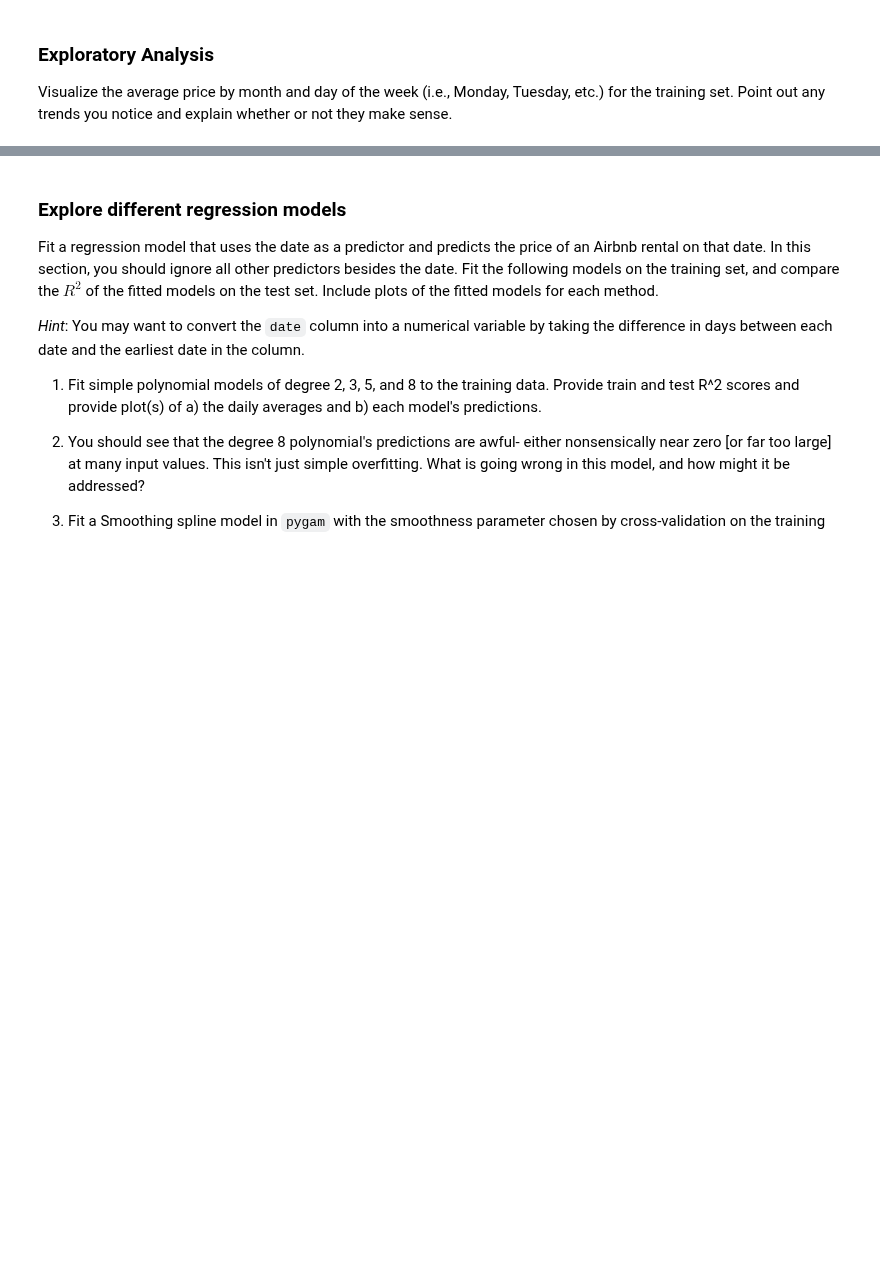
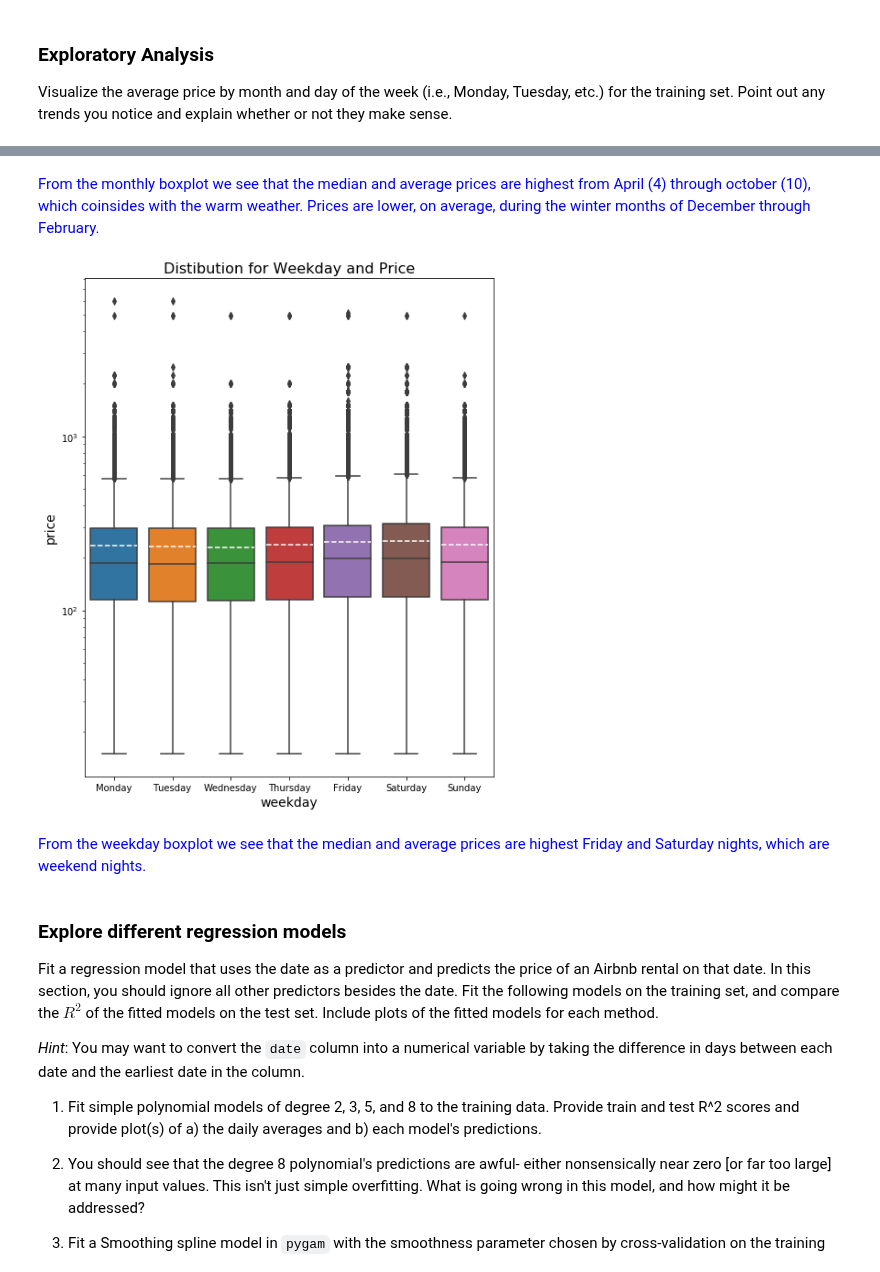
Before and after one commit to medeirosf/2020-CS109B, a Jupyter notebook: content/homeworks/hw01/notebook/cs109b_hw1_edited.ipynb, the cells around one changed output, grey strips where cells are left out. Saved outputs shown, nothing was run; the diff lists cells and outputs as text; code cells hidden in the pictures; blank space fills up the shorter version.

```diff
--- a/content/homeworks/hw01/notebook/cs109b_hw1_edited.ipynb
+++ b/content/homeworks/hw01/notebook/cs109b_hw1_edited.ipynb
@@ -81,3 +125,22 @@ ax.set_title('Distibution for Weekday and Price', fontsize=16);
+# %% [markdown]
+<font color='blue'>
+From the monthly boxplot we see that the median and average prices are highest from April (4) through october (10), which coinsides with the warm weather. Prices are lower, on average, during the winter months of December through February.
+</font>
+# %%
+fig, ax = plt.subplots(figsize=(8,10))
+ax = sns.boxplot(x=cal_train['date'].dt.weekday, y="price", showmeans=True, meanline=True,
+                 meanprops=dict(linestyle='--', linewidth=1.5, color='white'), data=cal_train);
+ax.set(yscale="log");
+ax.set_xlabel('weekday', fontsize=14);
+ax.set_xticklabels(['Monday','Tuesday','Wednesday','Thursday','Friday','Saturday','Sunday']);
+ax.set_ylabel('price', fontsize=14);
+ax.set_title('Distibution for Weekday and Price', fontsize=16);
+# %% [output]
+[figure, added]
+# %% [markdown]
+<font color='blue'>
+From the weekday boxplot we see that the median and average prices are highest Friday and Saturday nights, which are weekend nights.
+</font>
 # %% [markdown]
 ### Explore different regression models
 
```
Also changed, not shown: parts of 15 cells of this notebook.
